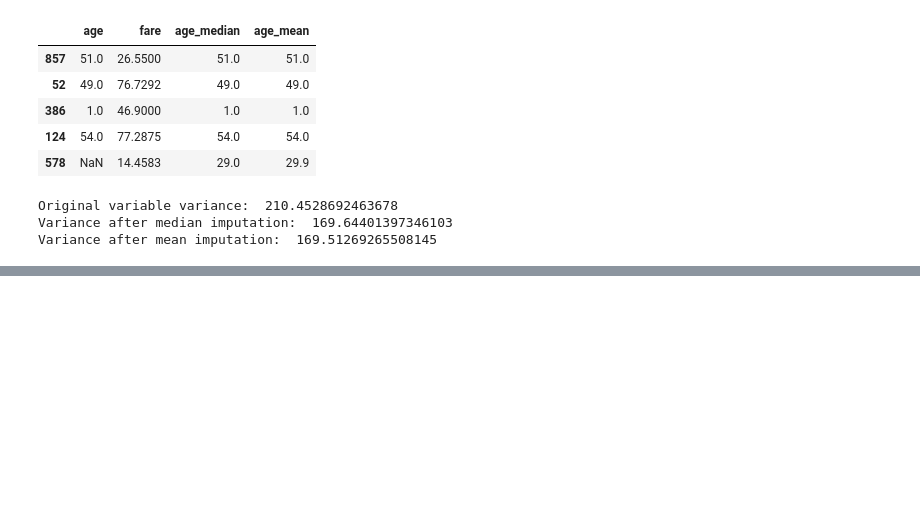
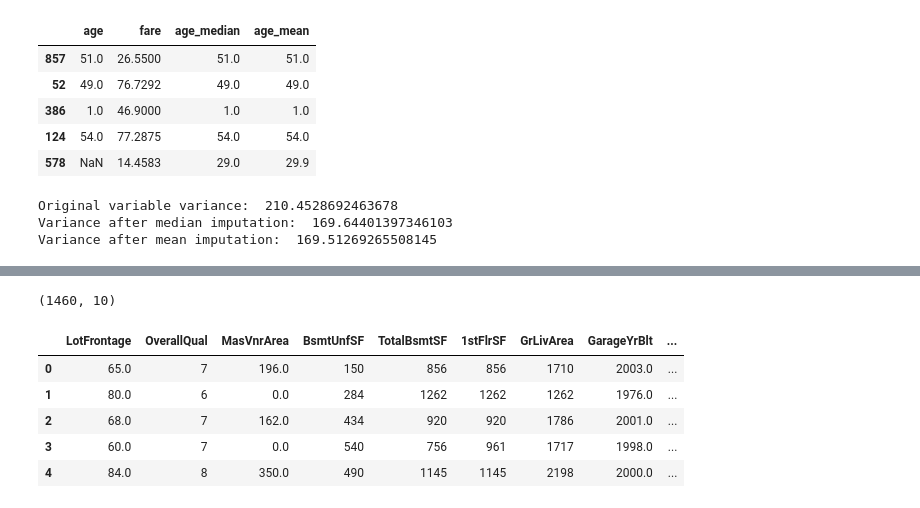
Before and after one commit to KarthikKothareddy/FeatureEngineering, a Jupyter notebook: Missing_Data_Imputation.ipynb, the cells around one changed output, grey strips where cells are left out. Saved outputs shown, nothing was run; the diff lists cells and outputs as text; code cells hidden in the pictures; blank space fills up the shorter version.

```diff
--- a/Missing_Data_Imputation.ipynb
+++ b/Missing_Data_Imputation.ipynb
@@ -322,0 +377,14 @@ Variance after mean imputation:  169.51269265508145
+# %%
+# let's load the House Prices dataset
+
+df = pd.read_csv('data/housing.csv', usecols=cols_to_use)
+print(df.shape)
+df.head()
+# %% [output]
+(1460, 10)
+|  | LotFrontage | OverallQual | MasVnrArea | BsmtUnfSF | TotalBsmtSF | 1stFlrSF | GrLivArea | GarageYrBlt | ... |
+| 0 | 65.0 | 7 | 196.0 | 150 | 856 | 856 | 1710 | 2003.0 | ... |
+| 1 | 80.0 | 6 | 0.0 | 284 | 1262 | 1262 | 1262 | 1976.0 | ... |
+| 2 | 68.0 | 7 | 162.0 | 434 | 920 | 920 | 1786 | 2001.0 | ... |
+| 3 | 60.0 | 7 | 0.0 | 540 | 756 | 961 | 1717 | 1998.0 | ... |
+| 4 | 84.0 | 8 | 350.0 | 490 | 1145 | 1145 | 2198 | 2000.0 | ... |
```
Also changed, not shown: parts of 11 cells of this notebook.
